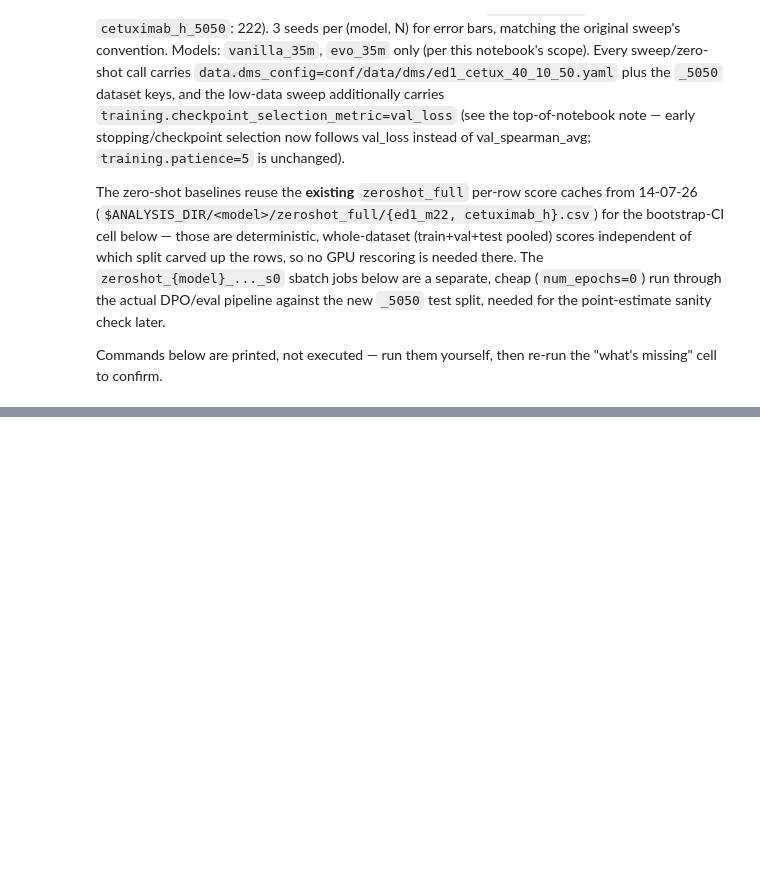
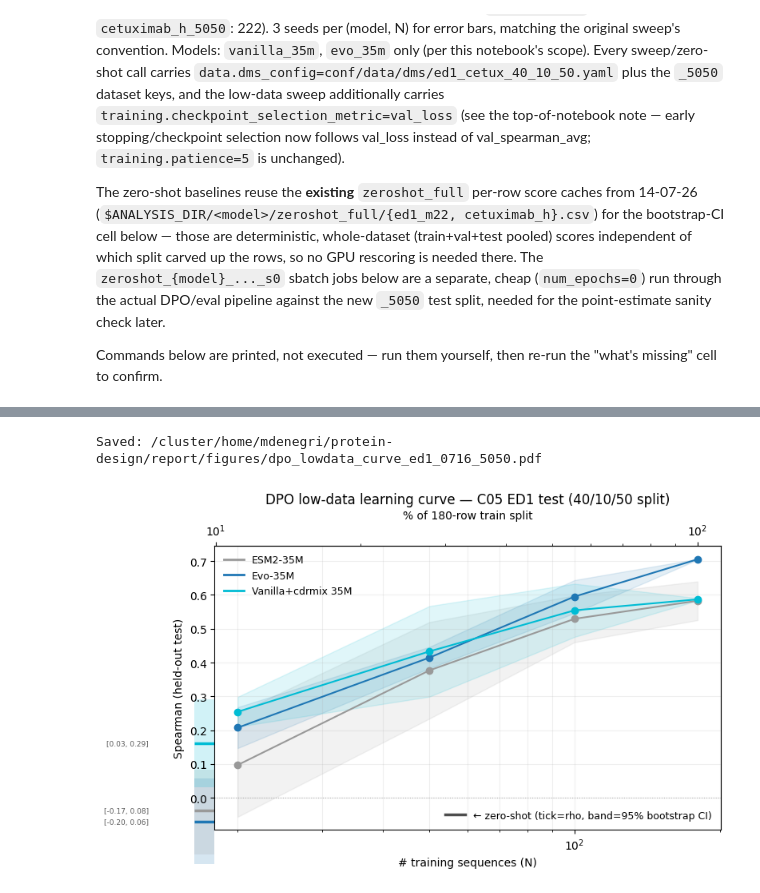
Before and after one commit to gioguida/protein-design, a Jupyter notebook: report/meetings/16-07-26.ipynb, the cells around one changed output, grey strips where cells are left out. Cells and saved outputs as stored; diff of their text form; code cells hidden in the pictures; blank space fills up the shorter version.

```diff
--- a/report/meetings/16-07-26.ipynb
+++ b/report/meetings/16-07-26.ipynb
@@ -296,7 +357,14 @@ import yaml
 
 _REPO_ROOT = REPO_ROOT
 _METRIC = "test_spearman_avg"
-_MODELS_RE = "|".join(re.escape(m) for m in MODELS)
+# ED1-only extra model (2026-07-17): `vanilla_cdrmix_35m` from
+# report/meetings/01-07-26.ipynb (C05 cdrmix single-mask evotuning seeded
+# from vanilla ESM2-35M, not the general-OAS evo checkpoint). Only launched
+# for ED1's 40/10/50 grid, not Cetuximab -- kept out of MODELS (which stays
+# ["vanilla_35m", "evo_35m"] for launch_cmds/missing_check/the Cetuximab
+# plot) and added to the wider scan regex instead so plot_ed1 can pick it up.
+ALL_MODELS = MODELS + ["vanilla_cdrmix_35m"]
+_MODELS_RE = "|".join(re.escape(m) for m in ALL_MODELS)
 # The optional trailing (?:_.*)? tolerates run.base_name suffixes beyond
 # _n<N>_s<seed>, e.g. "_splitseed101" from the external-split-seed sweep
 # (bash_scripts/dpo_lowdata_sweep.sh --base-suffix). Without it, those run
@@ -486,7 +558,10 @@ print(f"Test sets seen: {sorted(_lc_runs_df['test_set'].unique()) if not _lc_run
 # scripts/analysis/score_zeroshot_full_dataset.py): those score every row of
 # the pooled train+val+test raw file, which is identical content regardless
 # of how the 40/10/50 split carves it up -- so no GPU rescoring is needed
-# here, just filtering against the NEW test.csv.
+# here, just filtering against the NEW test.csv. `vanilla_cdrmix_35m`'s
+# ed1_m22 cache was generated fresh on 2026-07-17 (it wasn't part of
+# 14-07-26); iterating ALL_MODELS here means the cetuximab_h lookup for it
+# will just print "[missing]" and get skipped (never scored on Cetuximab).
 from scipy.stats import spearmanr
 
 ANALYSIS_DIR = Path(os.environ.get("ANALYSIS_DIR", "/cluster/project/infk/krause/mdenegri/protein-design/analysis"))
@@ -524,7 +599,7 @@ def _zeroshot_full_scores(model: str, dataset_key: str) -> pd.DataFrame | None:
 _zs_ci_rows = []
 for dataset_key, spec in _ZS_DATASETS.items():
     test_aa = set(pd.read_csv(spec["split_dir"] / "test.csv")["aa"].astype(str).str.strip())
-    for model in MODELS:
+    for model in ALL_MODELS:
         full_df = _zeroshot_full_scores(model, dataset_key)
         if full_df is None:
             continue
@@ -559,16 +651,21 @@ print(_lc_zeroshot_ci.to_string(index=False))
 # %%
 # === DPO learning curve — C05 ED1 test (40/10/50 split) ======================
+# ALL_MODELS = MODELS + ["vanilla_cdrmix_35m"] (Cetuximab's plot below stays
+# on MODELS only -- cdrmix wasn't run there).
 _ED1_TOTAL_TRAIN = 180  # ed1_m22_5050 split.meta.json train count
 _save_ed1 = str(_REPO_ROOT / "report" / "figures" / "dpo_lowdata_curve_ed1_0716_5050.pdf")
 fig_lc_ed1 = _plot_lc(
-    MODELS, ["ed1_5050"], _lc_runs_df,
+    ALL_MODELS, ["ed1_5050"], _lc_runs_df,
     zero_shot_df=_lc_zeroshot_ci,
     title="DPO low-data learning curve — C05 ED1 test (40/10/50 split)",
     save_path=_save_ed1,
     total_train=_ED1_TOTAL_TRAIN,
 )
 if fig_lc_ed1 is not None:
     plt.show()
+# %% [output]
+Saved: /cluster/home/mdenegri/protein-design/report/figures/dpo_lowdata_curve_ed1_0716_5050.pdf
+[figure, added]
 # %%
 # === DPO learning curve — AbAgym Cetuximab (heavy chain) test (40/10/50 split)
 _CETUX_TOTAL_TRAIN = 222  # cetuximab_h_5050 split.meta.json train count
```
Also changed, not shown: parts of 13 cells of this notebook, 27 other files.
